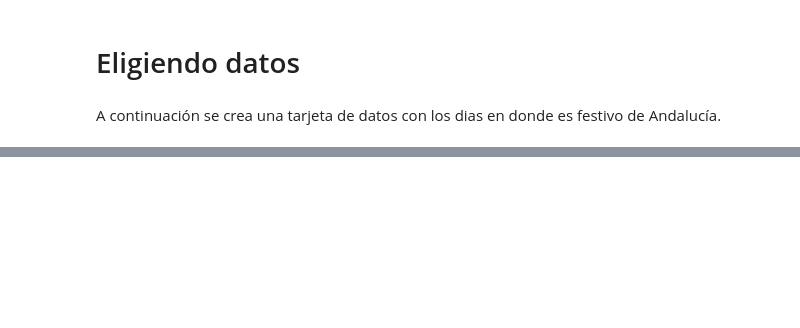
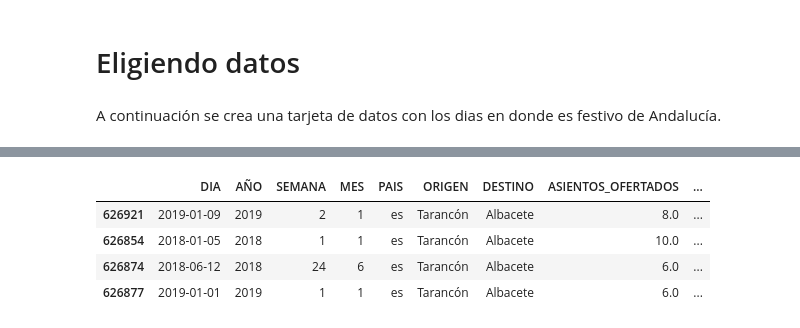
Before and after one commit to JoseAlbertoSeco/BlablacarCarpooling_DataMining, a Jupyter notebook: notebooks/GeolocalizacionProvincial.ipynb, the cells around one changed output, grey strips where cells are left out. Saved outputs shown, nothing was run; the diff lists cells and outputs as text; code cells hidden in the pictures; blank space fills up the shorter version.

```diff
--- a/notebooks/GeolocalizacionProvincial.ipynb
+++ b/notebooks/GeolocalizacionProvincial.ipynb
@@ -464,0 +453,22 @@ df_CLMLocalizadoFestivos.head(5)
+# %%
+def extender_fecha(df):
+  df['DIA'] = pd.to_datetime(df['DIA'], format="%Y/%m/%d")
+  df['AÑO'] = df['DIA'].dt.year
+  df['SEMANA'] = df['DIA'].dt.week
+  df['MES'] = df['DIA'].dt.month
+  df = df[['DIA', 'AÑO',
+       'SEMANA', 'MES','PAIS', 'ORIGEN', 'DESTINO', 'ASIENTOS_OFERTADOS',
+       'ASIENTOS_CONFIRMADOS', 'VIAJES_OFERTADOS', 'VIAJES_CONFIRMADOS',
+       'OFERTANTES', 'OFERTANTES_NUEVOS', 'CA_ORIGEN', 'CA_DESTINO',
+       'PROVINCIA_ORIGEN', 'PROVINCIA_DESTINO', 'INTERPROVINCIAL']]
+
+  return df
+# %%
+df_CLMLocalizadoFestivos = extender_fecha(df_CLMLocalizadoFestivos)
+df_CLMLocalizadoFestivos.head(4)
+# %% [output]
+|  | DIA | AÑO | SEMANA | MES | PAIS | ORIGEN | DESTINO | ASIENTOS_OFERTADOS | ... |
+| 626921 | 2019-01-09 | 2019 | 2 | 1 | es | Tarancón | Albacete | 8.0 | ... |
+| 626854 | 2018-01-05 | 2018 | 1 | 1 | es | Tarancón | Albacete | 10.0 | ... |
+| 626874 | 2018-06-12 | 2018 | 24 | 6 | es | Tarancón | Albacete | 6.0 | ... |
+| 626877 | 2019-01-01 | 2019 | 1 | 1 | es | Tarancón | Albacete | 6.0 | ... |
```
Also changed, not shown: parts of 11 cells of this notebook.
